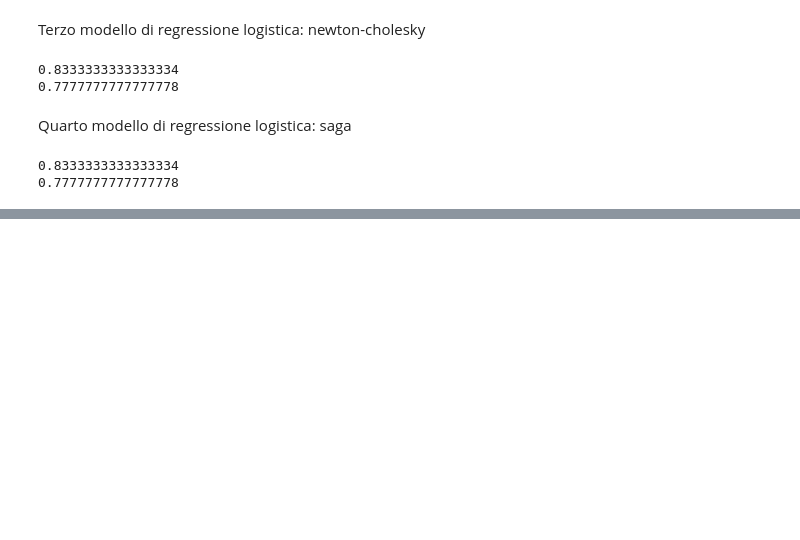
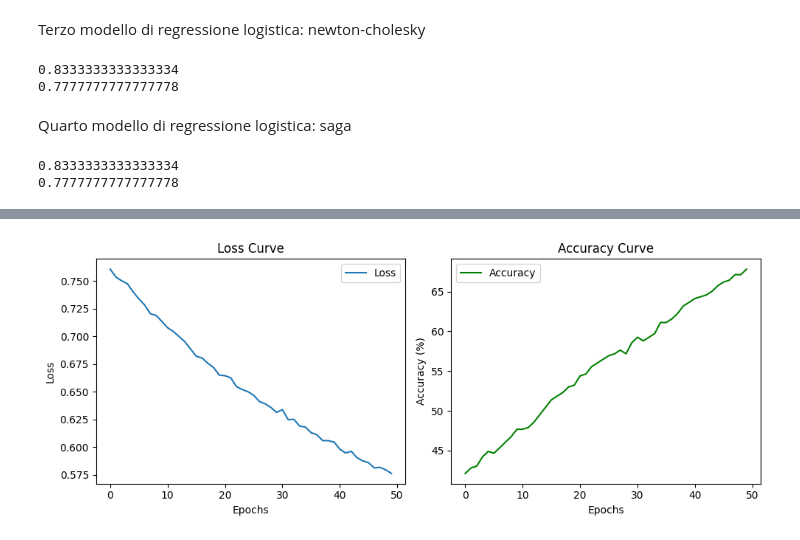
Before and after one commit to viaslemon-uni/ProgettoMachineLearning, a Jupyter notebook: logisticRegression.ipynb, the cells around one changed output, grey strips where cells are left out. Drawn from its saved outputs; the diff is of its cells as text; code cells hidden in the pictures; blank space fills up the shorter version.

```diff
--- a/logisticRegression.ipynb
+++ b/logisticRegression.ipynb
@@ -47,11 +29,16 @@ Name: 0, Length: 122, dtype: int64
 Primo modello di regressione logistica: lbfgs
 # %%
 logistic = lm.LogisticRegression(solver="lbfgs", verbose=0)
-#logisticCV = lm.LogisticRegressionCV(cv=50, solver="lbfgs", verbose=0)
+logisticCV = lm.LogisticRegressionCV(cv=50, solver="lbfgs", verbose=0)
 logistic.fit(X, Y)
-#logisticCV.fit(xTest, test[:, 0])
+logisticCV.fit(X, Y)
 
 logistic.predict(xTest)
-print(logistic.score(xTest, test.iloc[:, 0]))
-#print(logisticCV.score(xTest, test.iloc[:, 0]))
+logisticCV.predict(xTest)
+loss = log_loss(test.iloc[:, 0], logistic.predict_proba(xTest))
+lossCV = log_loss(test.iloc[:, 0], logisticCV.predict_proba(xTest))
+score = logistic.score(xTest, test.iloc[:, 0])
+scoreCV = logisticCV.score(xTest, test.iloc[:, 0])
+print(f"lbfgs \nscore: {score} \t loss: {loss}")
+print(f"scoreCV: {scoreCV} \t lossCV: {lossCV}")
 # %% [output]
@@ -98,3 +102,87 @@ print(logisticCV4.score(xTest, test.iloc[:, 0]))
 # %% [output]
 0.8333333333333334
 0.7777777777777778
+# %%
+import torch
+import torch.nn as nn
+import torch.optim as optim
+from torch.utils.data import DataLoader, TensorDataset
+import matplotlib.pyplot as plt
+
+# Definire il modello di regressione logistica
+class LogisticRegression(nn.Module):
+    def __init__(self, n_inputs):
+        super(LogisticRegression, self).__init__()
+        self.linear = nn.Linear(n_inputs, 1)  # 1 output per classificazione binaria
+
+    def forward(self, x):
+        return torch.sigmoid(self.linear(x))  # Sigmoide per classificazione binaria
+
+# Preparazione dei dati
+train_labels = torch.tensor(train.iloc[:, 0].values, dtype=torch.float32).unsqueeze(1)  # Aggiungi una dimensione
+test_labels = torch.tensor(test.iloc[:, 0].values, dtype=torch.float32).unsqueeze(1)
+
+# Crea dataset e DataLoader
+train_dataset = TensorDataset(trasfTrain, train_labels)
+test_dataset = TensorDataset(trasfTest, test_labels)
+train_loader = DataLoader(train_dataset, batch_size=32, shuffle=True)
+test_loader = DataLoader(test_dataset, batch_size=32, shuffle=False)
+
+# Inizializza il modello, la funzione di perdita e l'ottimizzatore
+n_inputs = trasfTrain.shape[1]  # Numero di caratteristiche
+model = LogisticRegression(n_inputs)
+criterion = nn.BCELoss()  # Binary Cross-Entropy Loss
+optimizer = optim.SGD(model.parameters(), lr=0.01)
+
+# Allenamento del modello
+epochs = 50
+Loss = []
+acc = []
+
+for epoch in range(epochs):
+    epoch_loss = 0.0
+    model.train()
+    for x, labels in train_loader:
+        optimizer.zero_grad()
+        outputs = model(x)
+        loss = criterion(outputs, labels)
+        loss.backward()
+        optimizer.step()
+        epoch_loss += loss.item()
+
+    Loss.append(epoch_loss / len(train_loader))
+
+    # Calcola l'accuratezza sul test set
+    model.eval()
+    correct = 0
+    total = 0
+    with torch.no_grad():
+        for x, labels in test_loader:
+            outputs = model(x)
+            predictions = (outputs >= 0.5).float()  # Soglia per classificazione binaria
+            correct += (predictions == labels).sum().item()
+            total += labels.size(0)
+
+    accuracy = 100 * correct / total
+    acc.append(accuracy)
+    print(f'Epoch: {epoch+1}, Loss: {Loss[-1]:.4f}, Accuracy: {accuracy:.2f}%')
+
+# Grafici della perdita e dell'accuratezza
+plt.figure(figsize=(10, 4))
+plt.subplot(1, 2, 1)
+plt.plot(Loss, label='Loss')
+plt.xlabel("Epochs")
+plt.ylabel("Loss")
+plt.title("Loss Curve")
+plt.legend()
+
+plt.subplot(1, 2, 2)
+plt.plot(acc, label='Accuracy', color='green')
+plt.xlabel("Epochs")
+plt.ylabel("Accuracy (%)")
+plt.title("Accuracy Curve")
+plt.legend()
+
+plt.tight_layout()
+plt.show()
+# %% [output]
@@ -100,0 +206 @@ print(logisticCV4.score(xTest, test.iloc[:, 0]))
+[figure, added]
```
Also changed, not shown: parts of 6 cells of this notebook.
